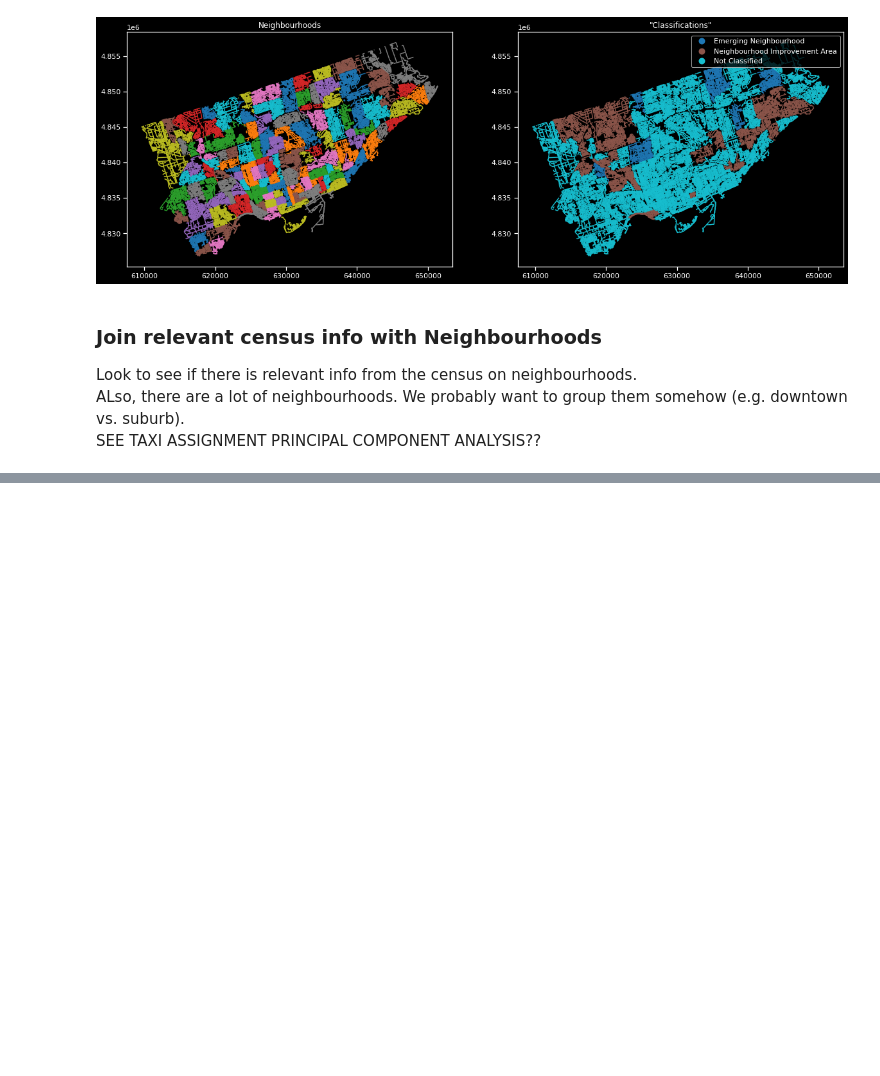
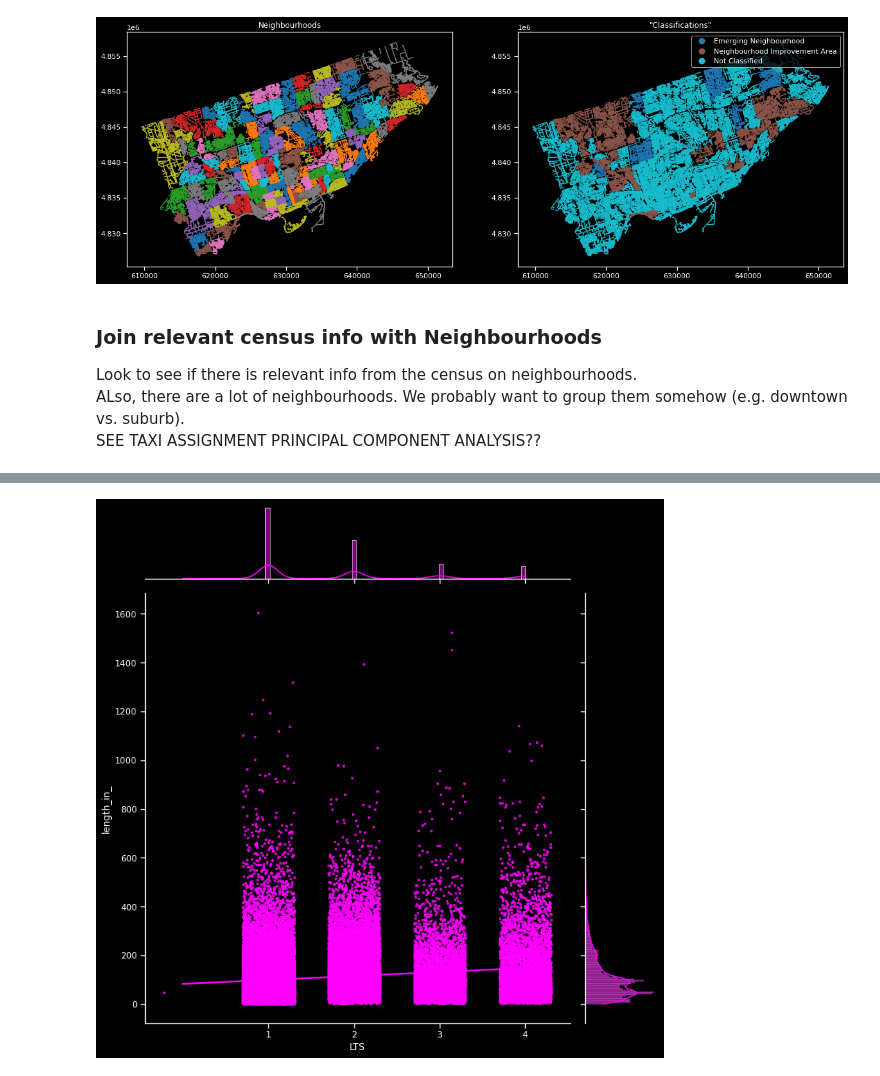
Before and after one commit to KeaganHRankin/Cycle-Classifier, a Jupyter notebook: edanalysis/eda_neighbourhoods.ipynb, the cells around one changed output, grey strips where cells are left out. Cells and saved outputs as stored; diff of their text form; code cells hidden in the pictures; blank space fills up the shorter version.

```diff
--- a/edanalysis/eda_neighbourhoods.ipynb
+++ b/edanalysis/eda_neighbourhoods.ipynb
@@ -121,0 +135,10 @@ SEE TAXI ASSIGNMENT PRINCIPAL COMPONENT ANALYSIS??
+# %%
+# Visualize length vs LTS with the jointplot
+ax = sns.jointplot(data=lts_metre, x='LTS', y='length_in_',
+                   kind='reg', scatter_kws={"s": 6}, height=10, x_jitter=0.3, color='magenta')
+
+#set axis labels
+ax.ax_joint.set_xticks([1, 2, 3, 4])
+plt.show()
+# %% [output]
+[figure, added]
```
Also changed, not shown: parts of 3 cells of this notebook.
